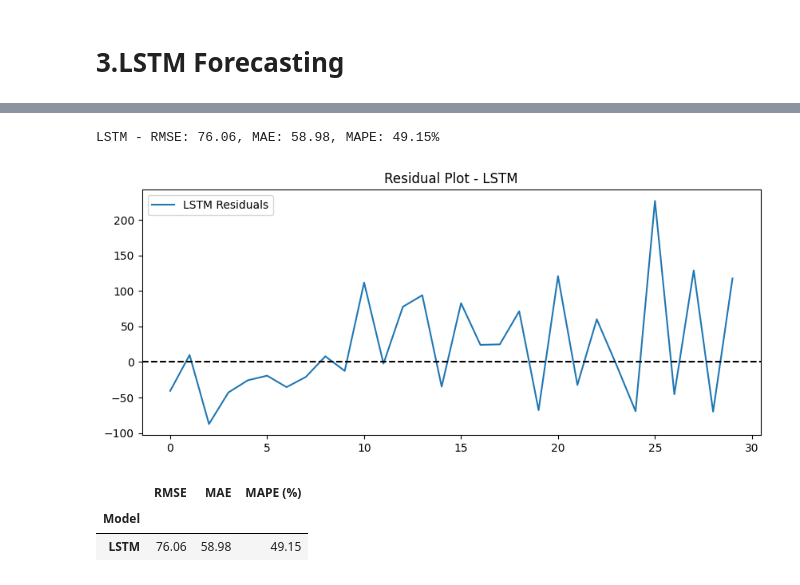
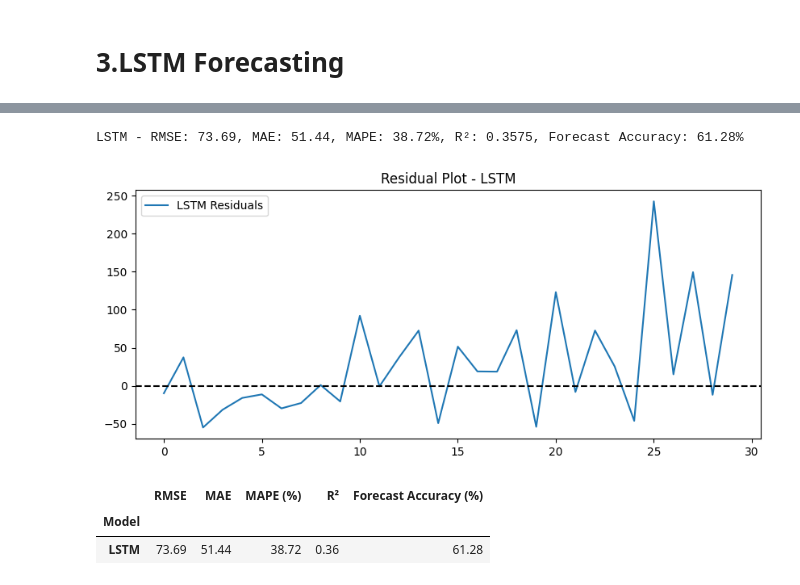
Before and after one commit to shaharbanu-123/FINAL-Project, a Jupyter notebook: project_26_06_2025_full.ipynb, the cells around one changed output, grey strips where cells are left out. Drawn from its saved outputs; the diff is of its cells as text; code cells hidden in the pictures.

```diff
--- a/project_26_06_2025_full.ipynb
+++ b/project_26_06_2025_full.ipynb
@@ -136,6 +136,13 @@ plt.show()
 # **3.LSTM Forecasting**
 # %%
 from sklearn.preprocessing import MinMaxScaler
+import numpy as np
+import matplotlib.pyplot as plt
+import tensorflow as tf
+from tensorflow.keras.models import Sequential
+from tensorflow.keras.layers import Dense, LSTM, Dropout
+from tensorflow.keras.callbacks import EarlyStopping
+
 
 # Scaling (Normalize)
 scaler = MinMaxScaler()
@@ -150,7 +157,7 @@ def create_sequences(data, window_size):
     return np.array(X), np.array(y)
 
 # Define window_size
-window_size = 10
+window_size = 30
 X, y = create_sequences(scaled, window_size)
 X = X.reshape((-1, window_size, 1))
 
@@ -158,8 +165,6 @@ X = X.reshape((-1, window_size, 1))
 X, y = create_sequences(scaled, window_size)
 
 
-import tensorflow as tf
-from tensorflow.keras.models import Sequential
 from tensorflow.keras.layers import Dense, LSTM, Conv1D, MaxPooling1D, Flatten
 
 
@@ -212,12 +217,14 @@ Epoch 50/50
 # %%
-from sklearn.metrics import mean_squared_error, mean_absolute_error
+from sklearn.metrics import mean_squared_error, mean_absolute_error ,r2_score
  #Evaluate forcast
 def evaluate_forecast(true, pred, label='Model'):
     rmse = np.sqrt(mean_squared_error(true, pred))
     mae = mean_absolute_error(true, pred)
     mape = np.mean(np.abs((true - pred) / true)) * 100
-    print(f"{label} - RMSE: {rmse:.2f}, MAE: {mae:.2f}, MAPE: {mape:.2f}%")
-    return rmse, mae, mape
+    r2 = r2_score(true, pred)
+    accuracy = 100 - mape
+    print(f"{label} - RMSE: {rmse:.2f}, MAE: {mae:.2f}, MAPE: {mape:.2f}%, R²: {r2:.4f}, Forecast Accuracy: {accuracy:.2f}%")
+    return rmse, mae, mape, r2, accuracy
 
 #Plot Residual
 def plot_residuals(true, pred, label='Model'):
@@ -230,11 +237,11 @@ def plot_residuals(true, pred, label='Model'):
     plt.show()
 # %%
 # Evaluate LSTM
-lstm_rmse, lstm_mae, lstm_mape = evaluate_forecast(scaler.inverse_transform(y_test), preds_inverse, 'LSTM')
+lstm_rmse, lstm_mae, lstm_mape, lstm_r2, lstm_accuracy = evaluate_forecast(scaler.inverse_transform(y_test), preds_inverse, 'LSTM')
 plot_residuals(scaler.inverse_transform(y_test), preds_inverse, 'LSTM')
 # %% [output]
-LSTM - RMSE: 76.06, MAE: 58.98, MAPE: 49.15%
+LSTM - RMSE: 73.69, MAE: 51.44, MAPE: 38.72%, R²: 0.3575, Forecast Accuracy: 61.28%
-[figure, old version]
+[figure, new version]
 # %%
 #Camparison table
 
@@ -244,12 +251,14 @@ metrics_df = pd.DataFrame({
     'Model': ['LSTM'],
     'RMSE': [ lstm_rmse],
     'MAE': [ lstm_mae],
-    'MAPE (%)': [ lstm_mape]
-})
+    'MAPE (%)': [ lstm_mape],
+    'R²': [lstm_r2],
+    'Forecast Accuracy (%)': [lstm_accuracy]
+    })
 
 metrics_df.set_index('Model', inplace=True)
 metrics_df.style.background_gradient(cmap='RdYlGn_r').format("{:.2f}")
 # %% [output]
-|  | RMSE | MAE | MAPE (%) |
-| Model |  |  |  |
-| LSTM | 76.06 | 58.98 | 49.15 |
+|  | RMSE | MAE | MAPE (%) | R² | Forecast Accuracy (%) |
+| Model |  |  |  |  |  |
+| LSTM | 73.69 | 51.44 | 38.72 | 0.36 | 61.28 |
```
Also changed, not shown: parts of 2 cells of this notebook.
